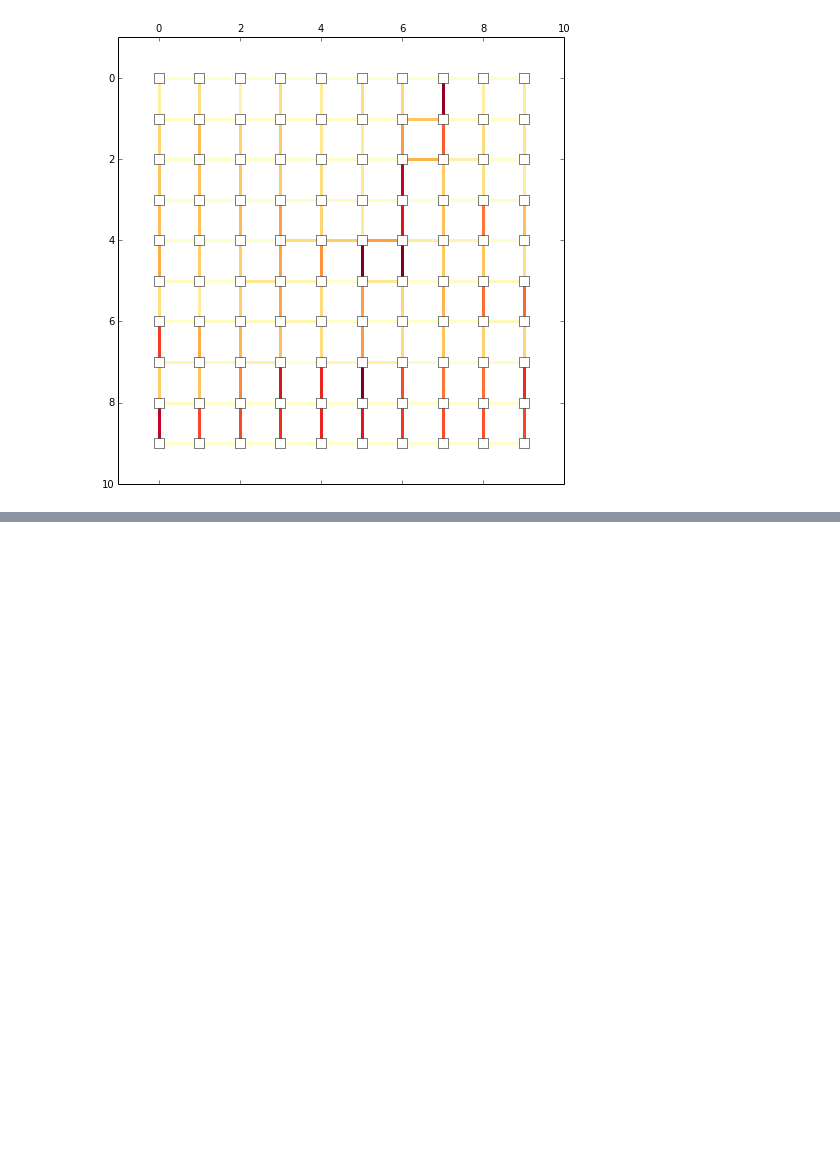
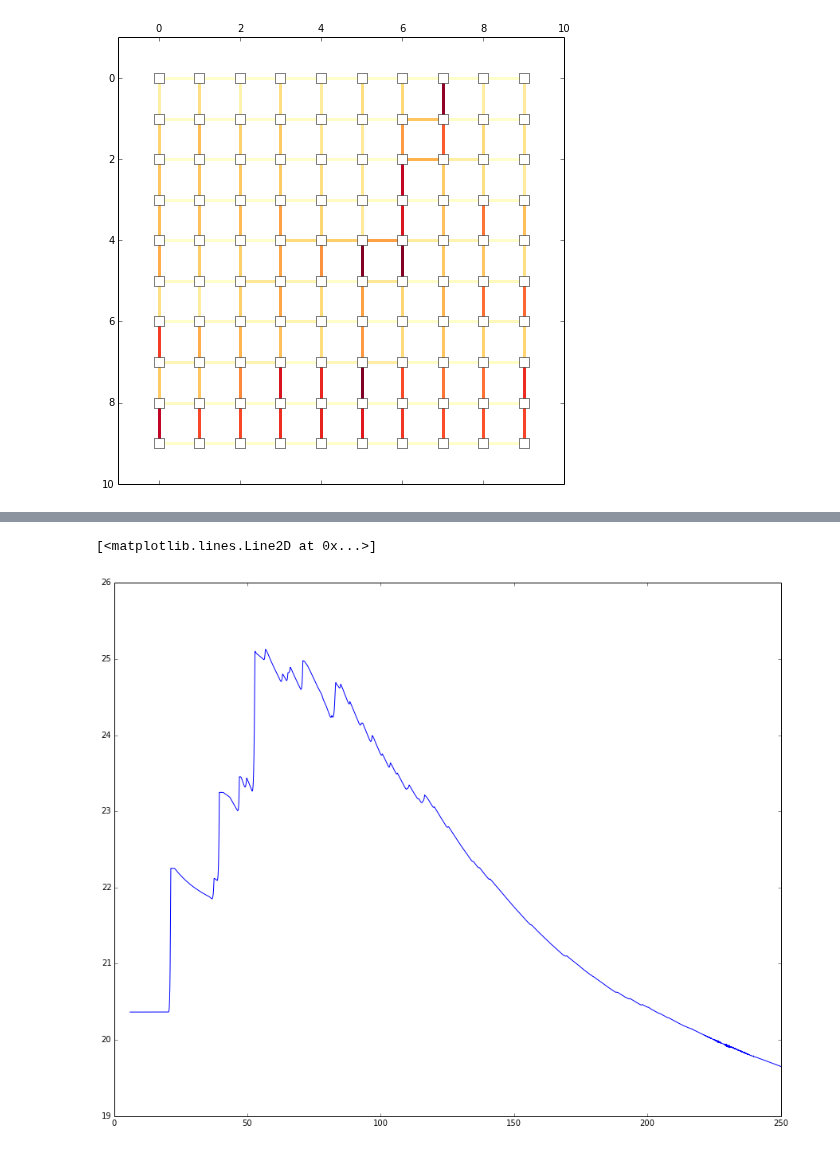
Before and after one commit to forrestsheldon/memNets, a Jupyter notebook: Properties_of_Memristor_Networks.ipynb, the cells around one changed output, grey strips where cells are left out. Drawn from its saved outputs; the diff is of its cells as text; code cells hidden in the pictures; blank space fills up the shorter version.

```diff
--- a/Properties_of_Memristor_Networks.ipynb
+++ b/Properties_of_Memristor_Networks.ipynb
@@ -549,8 +550,8 @@ t_final = 1500                                              # in units of t_0
 t = np.linspace(0, t_final, 15000 )
 dt = t[1] - t[0]
 
-V_initial = 0.5 * lattice_shape[0] * V_t
-V_final = R_OFF * lattice_shape[0] * V_t                                    # in units of V_t
+V_initial = np.floor(0.2 * lattice_shape[0] * V_t)+ 1e-6
+V_final = np.ceil(0.2 * R_OFF * lattice_shape[0]  / R_ON * V_t)                                    # in units of V_t
 V_high = np.linspace(V_initial, V_final, len(t))
 v_external = np.empty((num_nodes, len(t))) * np.nan
 v_external[0:lattice_shape[1],  :] = V_high
@@ -730,0 +745,19 @@ matrix([[ 0.,  1.,  0.,  0.,  0.,  0.,  0.,  0.,  0.,  0.],
+# %%
+mnet_anis.solve_voltages('cg')
+cond = [mnet_anis.conductivity()]
+# At each time point beginning with the 2nd
+for t_idx, time in enumerate(t[1:]):
+    # update external voltages
+    mnet_anis.external_voltages = v_external[:,t_idx]
+    # integrate the memristances
+    mnet_anis.integrate_state_variables(dt, method='myrk4')
+    # solve the network
+    mnet_anis.solve_voltages('cg')
+    # add the memristances to our list
+    cond.append(mnet_anis.conductivity())
+
+fig, ax = plt.subplots(figsize=(15, 12))
+ax.plot(V_high, 1. / np.array(cond))
+# %% [output]
+[<matplotlib.lines.Line2D at 0x...>]
+[figure, added]
```
Also changed, not shown: parts of 6 cells of this notebook.
